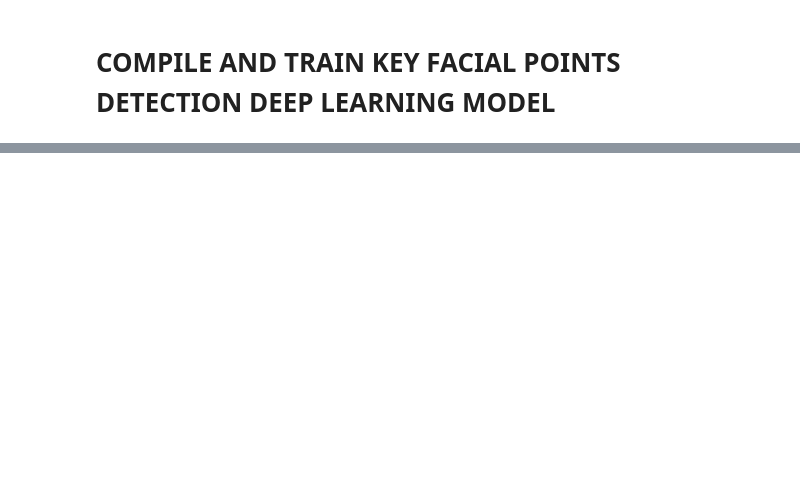
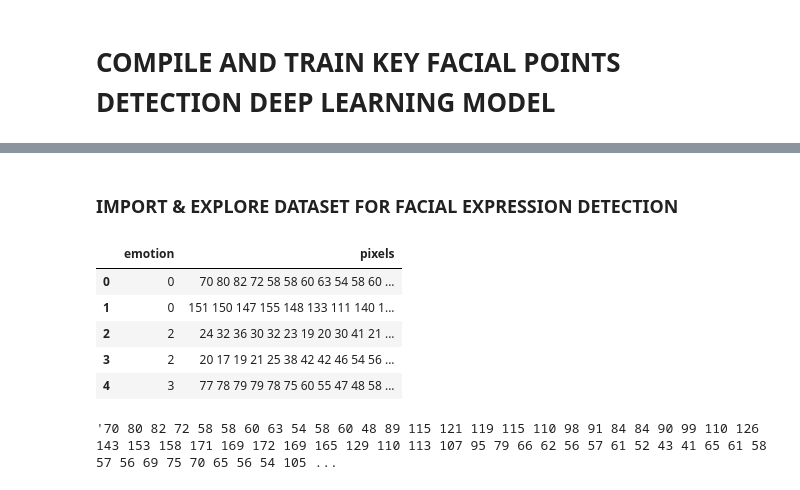
Before and after one commit to atanuc073/Emotion-AI, a Jupyter notebook: emotion-ai.ipynb, the cells around one changed output, grey strips where cells are left out. Saved outputs shown, nothing was run; the diff lists cells and outputs as text; code cells hidden in the pictures; blank space fills up the shorter version.

```diff
--- a/emotion-ai.ipynb
+++ b/emotion-ai.ipynb
@@ -464,0 +515,18 @@ Epoch 00002: val_loss improved from 227.98270 to 101.85658, saving model to Faci
+# %% [markdown]
+### **IMPORT & EXPLORE DATASET FOR FACIAL EXPRESSION DETECTION**
+# %%
+# Read the Csv files for the Facial Expression data
+facialexpression_df=pd.read_csv('../input/emotion-ai/Emotion AI Dataset/icml_face_data.csv')
+# %%
+facialexpression_df.head()
+# %% [output]
+|  | emotion | pixels |
+| 0 | 0 | 70 80 82 72 58 58 60 63 54 58 60 ... |
+| 1 | 0 | 151 150 147 155 148 133 111 140 1... |
+| 2 | 2 | 24 32 36 30 32 23 19 20 30 41 21 ... |
+| 3 | 2 | 20 17 19 21 25 38 42 42 46 54 56 ... |
+| 4 | 3 | 77 78 79 79 78 75 60 55 47 48 58 ... |
+# %%
+facialexpression_df[" pixels"][0] # String Format
+# %% [output]
+'70 80 82 72 58 58 60 63 54 58 60 48 89 115 121 119 115 110 98 91 84 84 90 99 110 126 143 153 158 171 169 172 169 165 129 110 113 107 95 79 66 62 56 57 61 52 43 41 65 61 58 57 56 69 75 70 65 56 54 105 ...
```
Also changed, not shown: parts of 37 cells of this notebook.
